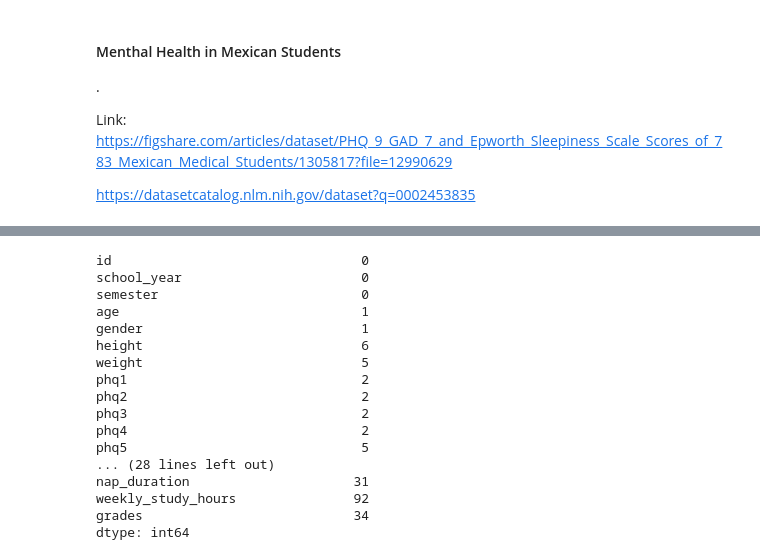
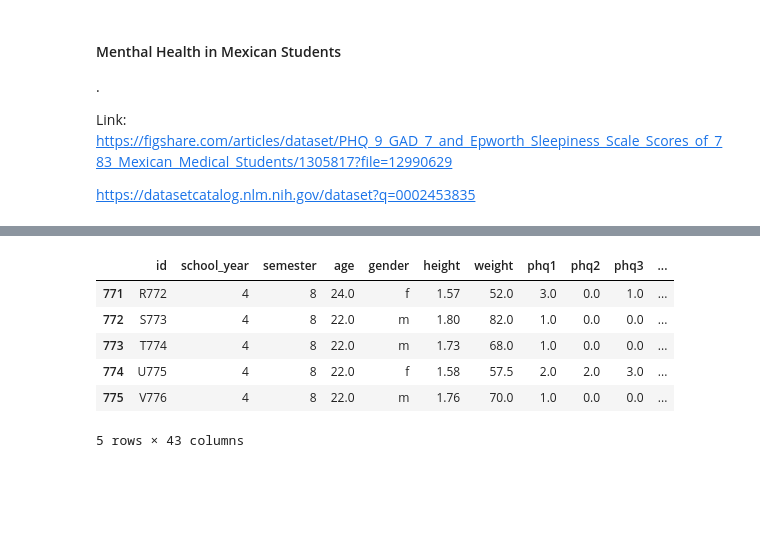
Before and after one commit to 2026726-dotcom/STDA, a Jupyter notebook: CA2.ipynb, the cells around one changed output, grey strips where cells are left out. Cells and saved outputs as stored; diff of their text form; code cells hidden in the pictures; blank space fills up the shorter version.

```diff
--- a/CA2.ipynb
+++ b/CA2.ipynb
@@ -45,21 +33,0 @@ df # to read first rows
-# %%
-#Exploration of Dataset
-df.isnull().sum()
-# %% [output]
-id                                0
-school_year                       0
-semester                          0
-age                               1
-gender                            1
-height                            6
-weight                            5
-phq1                              2
-phq2                              2
-phq3                              2
-phq4                              2
-phq5                              5
-... (28 lines left out)
-nap_duration                     31
-weekly_study_hours               92
-grades                           34
-dtype: int64
@@ -72,0 +34,25 @@ df['age']=df['age'].fillna(df['age'].mode())
+# %%
+
+# a list with all missing value formats
+missing_value_formats = ["n.a.","?","NA","n/a", "na", "--","nan"]
+#missing_value_formats = ["NA"]
+df = pd.read_csv("dataset_CA2.csv", na_values = missing_value_formats)
+
+def make_int(i):
+    try:
+        return int(i)
+    except:
+        return np.nan
+
+#df['age'] = df['age'].map(make_int)
+#df['age'].unique()
+
+df.tail()
+# %% [output]
+|  | id | school_year | semester | age | gender | height | weight | phq1 | phq2 | phq3 | ... |
+| 771 | R772 | 4 | 8 | 24.0 | f | 1.57 | 52.0 | 3.0 | 0.0 | 1.0 | ... |
+| 772 | S773 | 4 | 8 | 22.0 | m | 1.80 | 82.0 | 1.0 | 0.0 | 0.0 | ... |
+| 773 | T774 | 4 | 8 | 22.0 | m | 1.73 | 68.0 | 1.0 | 0.0 | 0.0 | ... |
+| 774 | U775 | 4 | 8 | 22.0 | f | 1.58 | 57.5 | 2.0 | 2.0 | 3.0 | ... |
+| 775 | V776 | 4 | 8 | 22.0 | m | 1.76 | 70.0 | 1.0 | 0.0 | 0.0 | ... |
+5 rows × 43 columns
```
Also changed, not shown: parts of 16 cells of this notebook, 1 other file.
